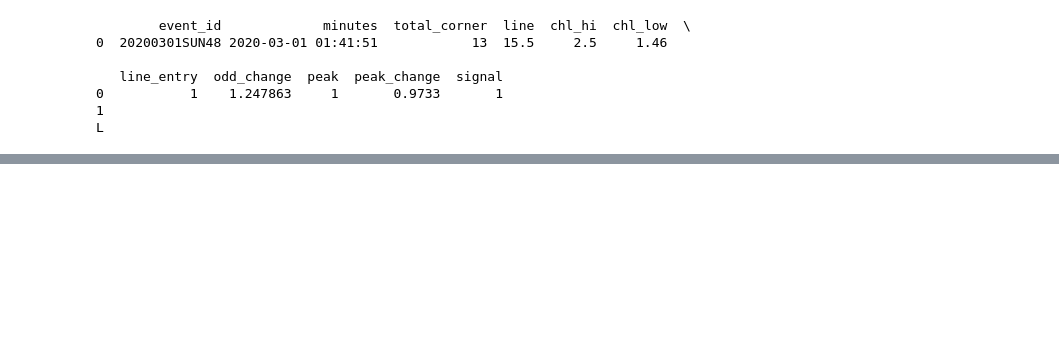
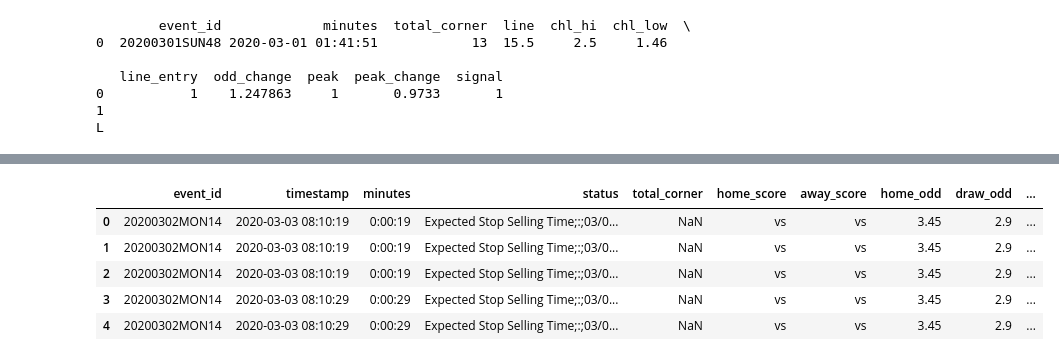
Before and after one commit to tysonwu/odds-crawl-app, a Jupyter notebook: development/data_collection/signal analysis.ipynb, the cells around one changed output, grey strips where cells are left out. Saved outputs shown, nothing was run; the diff lists cells and outputs as text; code cells hidden in the pictures; blank space fills up the shorter version.

```diff
--- a/development/data_collection/signal analysis.ipynb
+++ b/development/data_collection/signal analysis.ipynb
@@ -405,0 +259,3 @@ L
+# %%
+df = pd.read_csv('data/20200302MON14.csv')
+df['status'].unique()
@@ -405,0 +269,22 @@ L
+# %%
+def get_match_status(s):
+    if 'Selling Time' in s:
+        return 'pre'
+    if '1st Half' in s:
+        return '1st half'
+    if 'Half Time' in s:
+        return 'half time'
+    if '2nd Half' in s:
+        return '2nd half'
+    else:
+        return None
+
+df['match_status'] = df['status'].apply(get_match_status)
+df.head()
+# %% [output]
+|  | event_id | timestamp | minutes | status | total_corner | home_score | away_score | home_odd | draw_odd | ... |
+| 0 | 20200302MON14 | 2020-03-03 08:10:19 | 0:00:19 | Expected Stop Selling Time;:;03/0... | NaN | vs | vs | 3.45 | 2.9 | ... |
+| 1 | 20200302MON14 | 2020-03-03 08:10:19 | 0:00:19 | Expected Stop Selling Time;:;03/0... | NaN | vs | vs | 3.45 | 2.9 | ... |
+| 2 | 20200302MON14 | 2020-03-03 08:10:19 | 0:00:19 | Expected Stop Selling Time;:;03/0... | NaN | vs | vs | 3.45 | 2.9 | ... |
+| 3 | 20200302MON14 | 2020-03-03 08:10:29 | 0:00:29 | Expected Stop Selling Time;:;03/0... | NaN | vs | vs | 3.45 | 2.9 | ... |
+| 4 | 20200302MON14 | 2020-03-03 08:10:29 | 0:00:29 | Expected Stop Selling Time;:;03/0... | NaN | vs | vs | 3.45 | 2.9 | ... |
```
Also changed, not shown: parts of 33 cells of this notebook, 2 other files.
